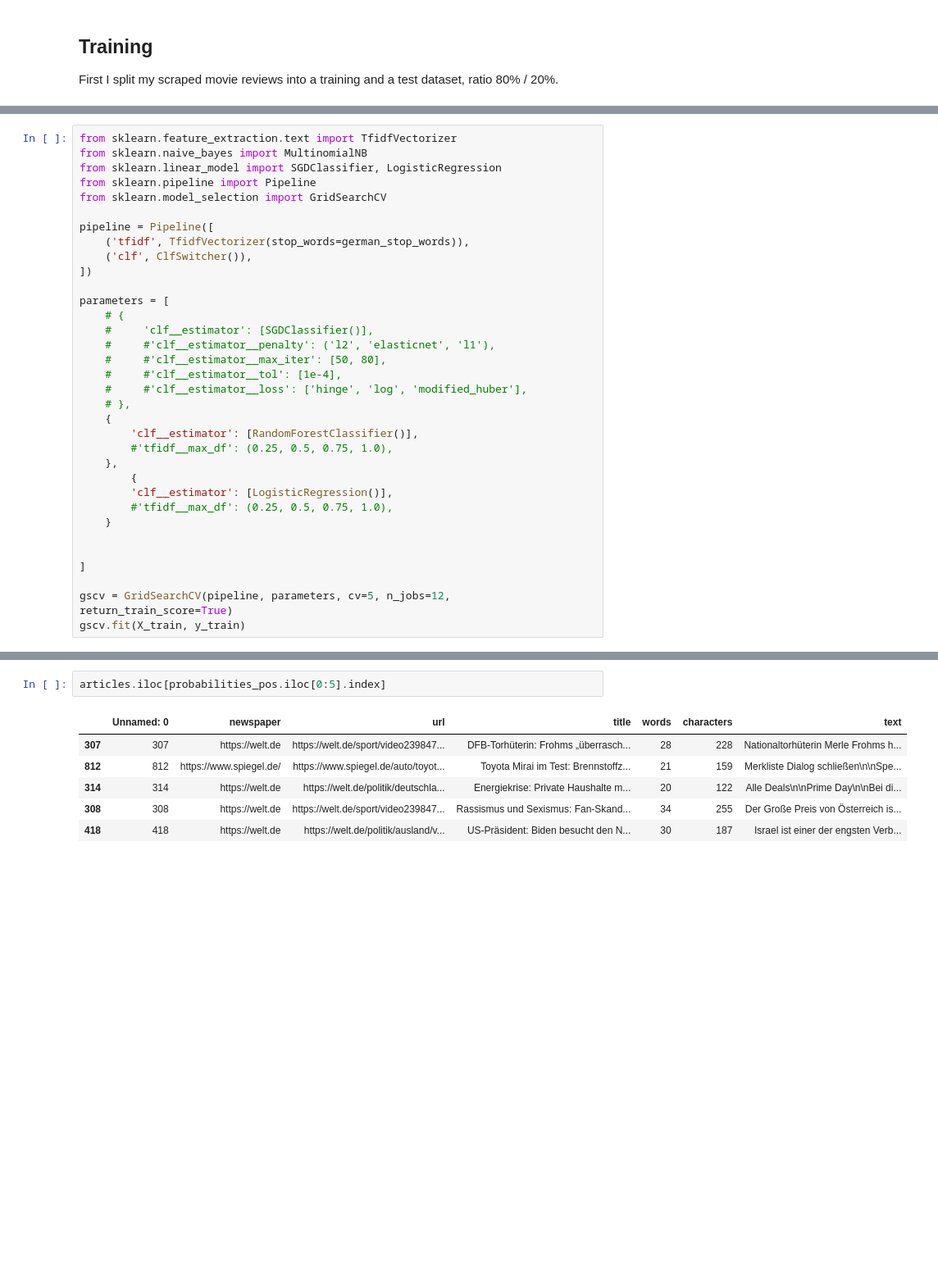
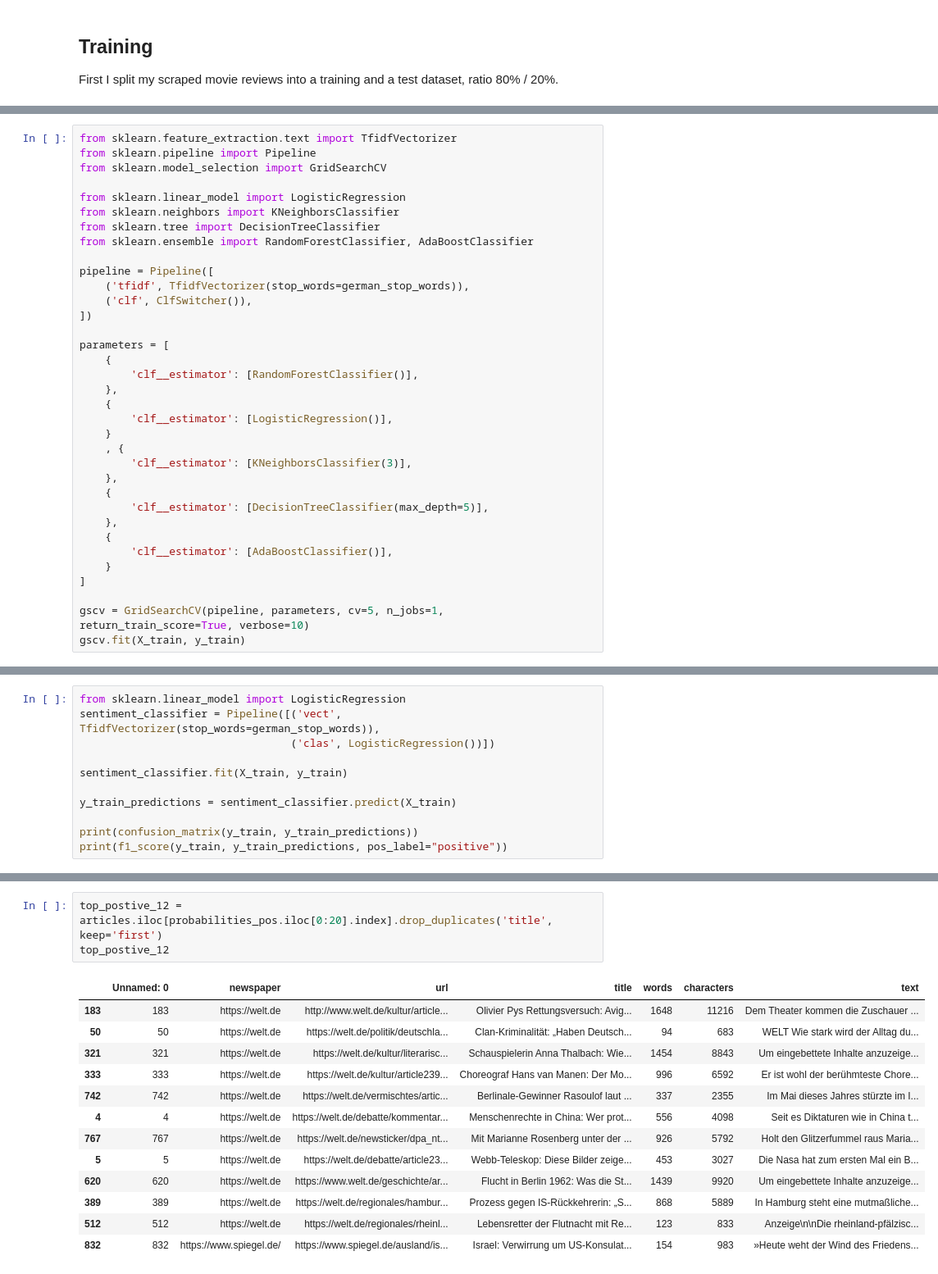
Before and after one commit to Oliss4t/BHT_News_Article_Sentiment_Analysis, a Jupyter notebook: main.ipynb, the cells around one changed output, grey strips where cells are left out. Shown at 82% size. Cells and saved outputs as stored; diff of their text form; blank space fills up the shorter version.

```diff
--- a/main.ipynb
+++ b/main.ipynb
@@ -394,9 +417,12 @@ class ClfSwitcher(BaseEstimator):
 # %%
 from sklearn.feature_extraction.text import TfidfVectorizer
-from sklearn.naive_bayes import MultinomialNB
-from sklearn.linear_model import SGDClassifier, LogisticRegression
 from sklearn.pipeline import Pipeline
 from sklearn.model_selection import GridSearchCV
+
+from sklearn.linear_model import LogisticRegression
+from sklearn.neighbors import KNeighborsClassifier
+from sklearn.tree import DecisionTreeClassifier
+from sklearn.ensemble import RandomForestClassifier, AdaBoostClassifier
 
 pipeline = Pipeline([
     ('tfidf', TfidfVectorizer(stop_words=german_stop_words)),
@@ -404,25 +430,23 @@ pipeline = Pipeline([
 ])
 
 parameters = [
-    # {
-    #     'clf__estimator': [SGDClassifier()],
-    #     #'clf__estimator__penalty': ('l2', 'elasticnet', 'l1'),
-    #     #'clf__estimator__max_iter': [50, 80],
-    #     #'clf__estimator__tol': [1e-4],
-    #     #'clf__estimator__loss': ['hinge', 'log', 'modified_huber'],
-    # },
     {
         'clf__estimator': [RandomForestClassifier()],
-        #'tfidf__max_df': (0.25, 0.5, 0.75, 1.0),
     },
-        {
+    {
         'clf__estimator': [LogisticRegression()],
-        #'tfidf__max_df': (0.25, 0.5, 0.75, 1.0),
     }
-
-
+    , {
+        'clf__estimator': [KNeighborsClassifier(3)],
+    },
+    {
+        'clf__estimator': [DecisionTreeClassifier(max_depth=5)],
+    },
+    {
+        'clf__estimator': [AdaBoostClassifier()],
+    }
 ]
 
-gscv = GridSearchCV(pipeline, parameters, cv=5, n_jobs=12, return_train_score=True)
+gscv = GridSearchCV(pipeline, parameters, cv=5, n_jobs=1, return_train_score=True, verbose=10)
 gscv.fit(X_train, y_train)
 # %% [output]
@@ -462,0 +520,11 @@ print(gscv.best_params_)
+# %%
+from sklearn.linear_model import LogisticRegression
+sentiment_classifier = Pipeline([('vect', TfidfVectorizer(stop_words=german_stop_words)),
+                                 ('clas', LogisticRegression())])
+
+sentiment_classifier.fit(X_train, y_train)
+
+y_train_predictions = sentiment_classifier.predict(X_train)
+
+print(confusion_matrix(y_train, y_train_predictions))
+print(f1_score(y_train, y_train_predictions, pos_label="positive"))
@@ -488,11 +595,19 @@ probabilities_pos
 # %%
-articles.iloc[probabilities_pos.iloc[0:5].index]
+top_postive_12 = articles.iloc[probabilities_pos.iloc[0:20].index].drop_duplicates('title', keep='first')
+top_postive_12
 # %% [output]
 |  | Unnamed: 0 | newspaper | url | title | words | characters | text |
-| 307 | 307 | https://welt.de | https://welt.de/sport/video239847... | DFB-Torhüterin: Frohms „überrasch... | 28 | 228 | Nationaltorhüterin Merle Frohms h... |
-| 812 | 812 | https://www.spiegel.de/ | https://www.spiegel.de/auto/toyot... | Toyota Mirai im Test: Brennstoffz... | 21 | 159 | Merkliste Dialog schließen\n\nSpe... |
-| 314 | 314 | https://welt.de | https://welt.de/politik/deutschla... | Energiekrise: Private Haushalte m... | 20 | 122 | Alle Deals\n\nPrime Day\n\nBei di... |
-| 308 | 308 | https://welt.de | https://welt.de/sport/video239847... | Rassismus und Sexismus: Fan-Skand... | 34 | 255 | Der Große Preis von Österreich is... |
-| 418 | 418 | https://welt.de | https://welt.de/politik/ausland/v... | US-Präsident: Biden besucht den N... | 30 | 187 | Israel ist einer der engsten Verb... |
+| 183 | 183 | https://welt.de | http://www.welt.de/kultur/article... | Olivier Pys Rettungsversuch: Avig... | 1648 | 11216 | Dem Theater kommen die Zuschauer ... |
+| 50 | 50 | https://welt.de | https://welt.de/politik/deutschla... | Clan-Kriminalität: „Haben Deutsch... | 94 | 683 | WELT Wie stark wird der Alltag du... |
+| 321 | 321 | https://welt.de | https://welt.de/kultur/literarisc... | Schauspielerin Anna Thalbach: Wie... | 1454 | 8843 | Um eingebettete Inhalte anzuzeige... |
+| 333 | 333 | https://welt.de | https://welt.de/kultur/article239... | Choreograf Hans van Manen: Der Mo... | 996 | 6592 | Er ist wohl der berühmteste Chore... |
+| 742 | 742 | https://welt.de | https://welt.de/vermischtes/artic... | Berlinale-Gewinner Rasoulof laut ... | 337 | 2355 | Im Mai dieses Jahres stürzte im I... |
+| 4 | 4 | https://welt.de | https://welt.de/debatte/kommentar... | Menschenrechte in China: Wer prot... | 556 | 4098 | Seit es Diktaturen wie in China t... |
+| 767 | 767 | https://welt.de | https://welt.de/newsticker/dpa_nt... | Mit Marianne Rosenberg unter der ... | 926 | 5792 | Holt den Glitzerfummel raus Maria... |
+| 5 | 5 | https://welt.de | https://welt.de/debatte/article23... | Webb-Teleskop: Diese Bilder zeige... | 453 | 3027 | Die Nasa hat zum ersten Mal ein B... |
+| 620 | 620 | https://welt.de | https://www.welt.de/geschichte/ar... | Flucht in Berlin 1962: Was die St... | 1439 | 9920 | Um eingebettete Inhalte anzuzeige... |
+| 389 | 389 | https://welt.de | https://welt.de/regionales/hambur... | Prozess gegen IS-Rückkehrerin: „S... | 868 | 5889 | In Hamburg steht eine mutmaßliche... |
+| 512 | 512 | https://welt.de | https://welt.de/regionales/rheinl... | Lebensretter der Flutnacht mit Re... | 123 | 833 | Anzeige\n\nDie rheinland-pfälzisc... |
+| 832 | 832 | https://www.spiegel.de/ | https://www.spiegel.de/ausland/is... | Israel: Verwirrung um US-Konsulat... | 154 | 983 | »Heute weht der Wind des Friedens... |
 # %%
 pd_article_sentiment_prediction = pd.DataFrame(article_sentiment_prediction, columns=['pred'])
```
Also changed, not shown: parts of 55 cells of this notebook, 4 other files.
